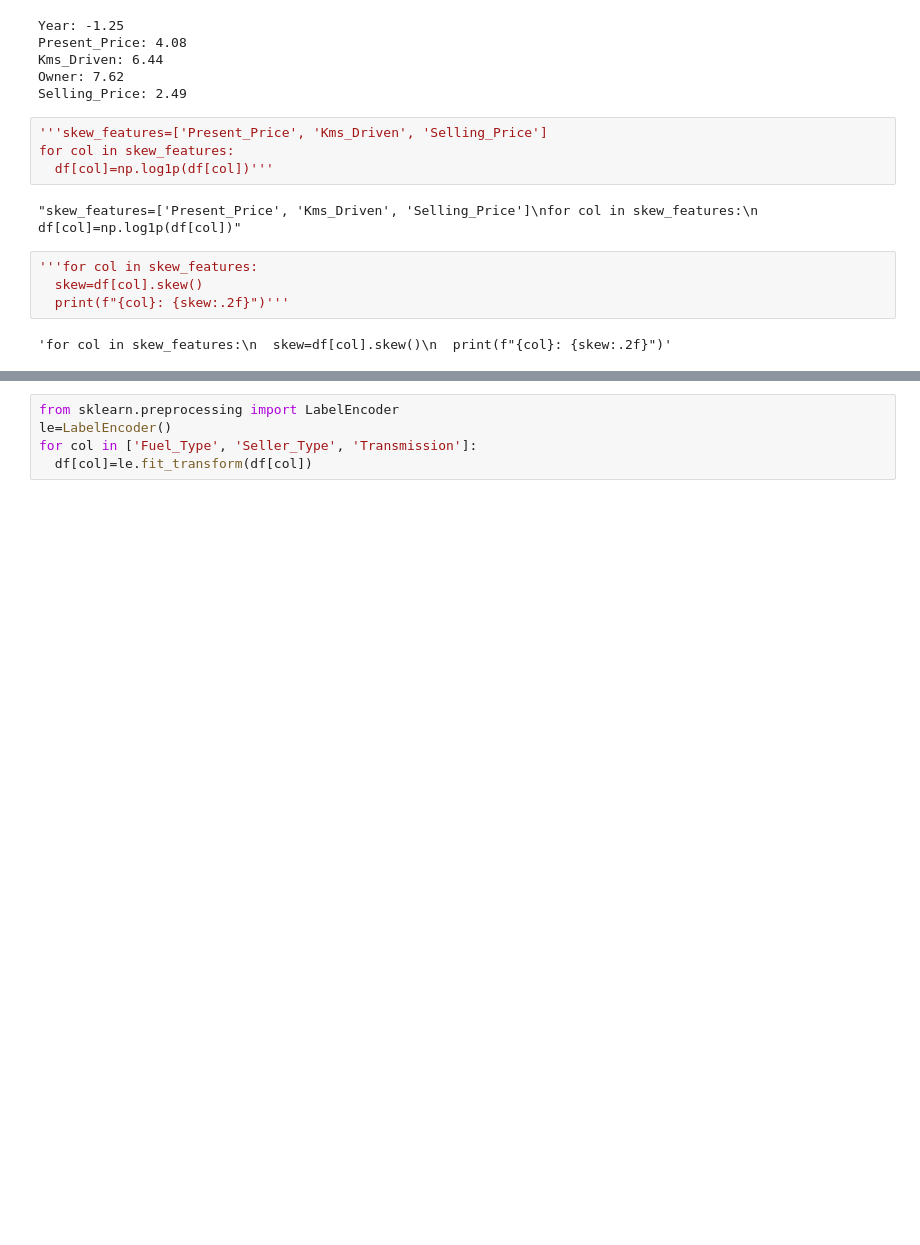
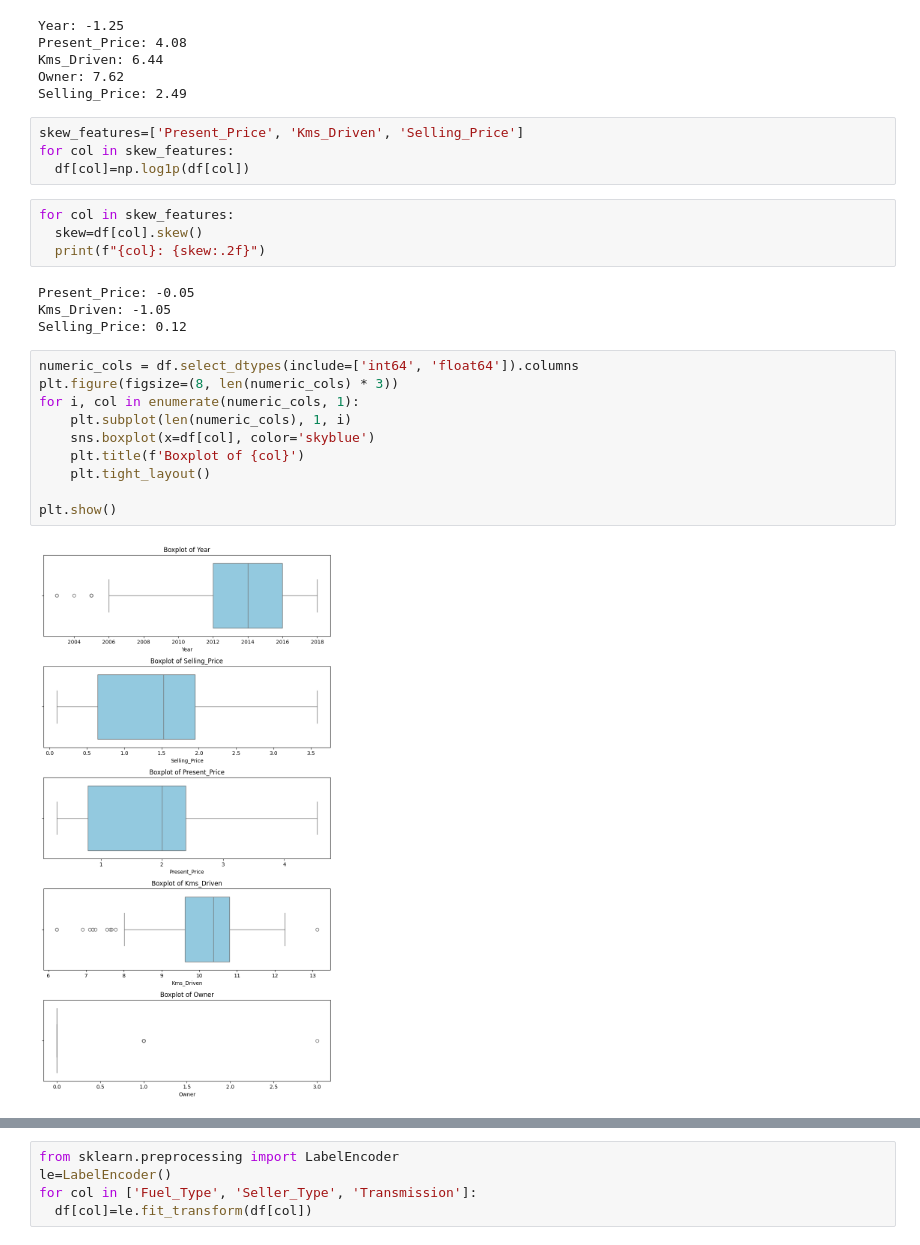
Before and after one commit to Dharshini-V-06/Car_price_gradient_boosting, a Jupyter notebook: car_price.ipynb, the cells around one changed output, grey strips where cells are left out. Saved outputs shown, nothing was run; the diff lists cells and outputs as text; blank space fills up the shorter version.

```diff
--- a/car_price.ipynb
+++ b/car_price.ipynb
@@ -58,14 +58,26 @@ Kms_Driven: 6.44
 Owner: 7.62
 Selling_Price: 2.49
 # %%
-'''skew_features=['Present_Price', 'Kms_Driven', 'Selling_Price']
+skew_features=['Present_Price', 'Kms_Driven', 'Selling_Price']
 for col in skew_features:
-  df[col]=np.log1p(df[col])'''
+  df[col]=np.log1p(df[col])
-# %% [output]
-"skew_features=['Present_Price', 'Kms_Driven', 'Selling_Price']\nfor col in skew_features:\n  df[col]=np.log1p(df[col])"
 # %%
-'''for col in skew_features:
+for col in skew_features:
   skew=df[col].skew()
-  print(f"{col}: {skew:.2f}")'''
+  print(f"{col}: {skew:.2f}")
 # %% [output]
-'for col in skew_features:\n  skew=df[col].skew()\n  print(f"{col}: {skew:.2f}")'
+Present_Price: -0.05
+Kms_Driven: -1.05
+Selling_Price: 0.12
+# %%
+numeric_cols = df.select_dtypes(include=['int64', 'float64']).columns
+plt.figure(figsize=(8, len(numeric_cols) * 3))
+for i, col in enumerate(numeric_cols, 1):
+    plt.subplot(len(numeric_cols), 1, i)
+    sns.boxplot(x=df[col], color='skyblue')
+    plt.title(f'Boxplot of {col}')
+    plt.tight_layout()
+
+plt.show()
+# %% [output]
+[figure, added]
```
Also changed, not shown: parts of 5 cells of this notebook, 1 other file.
